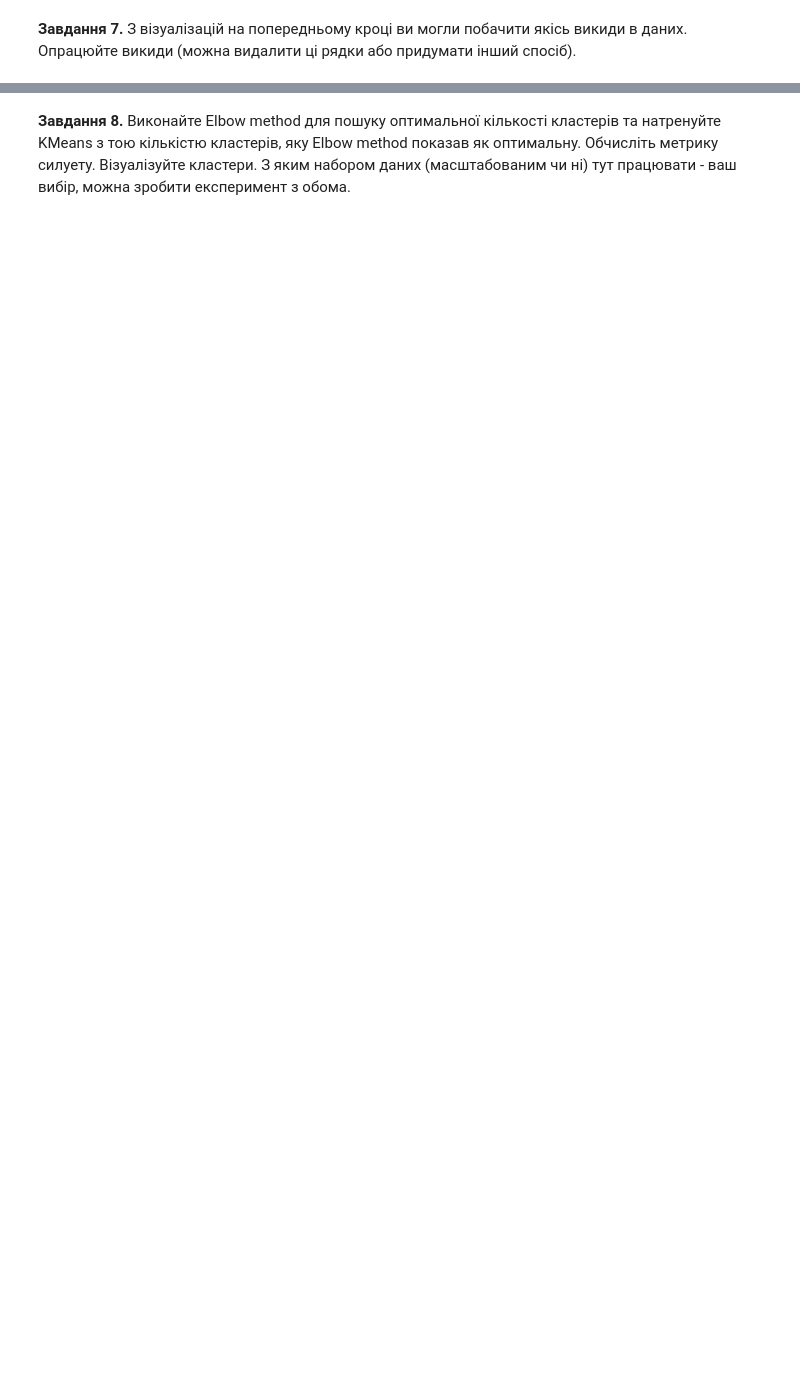
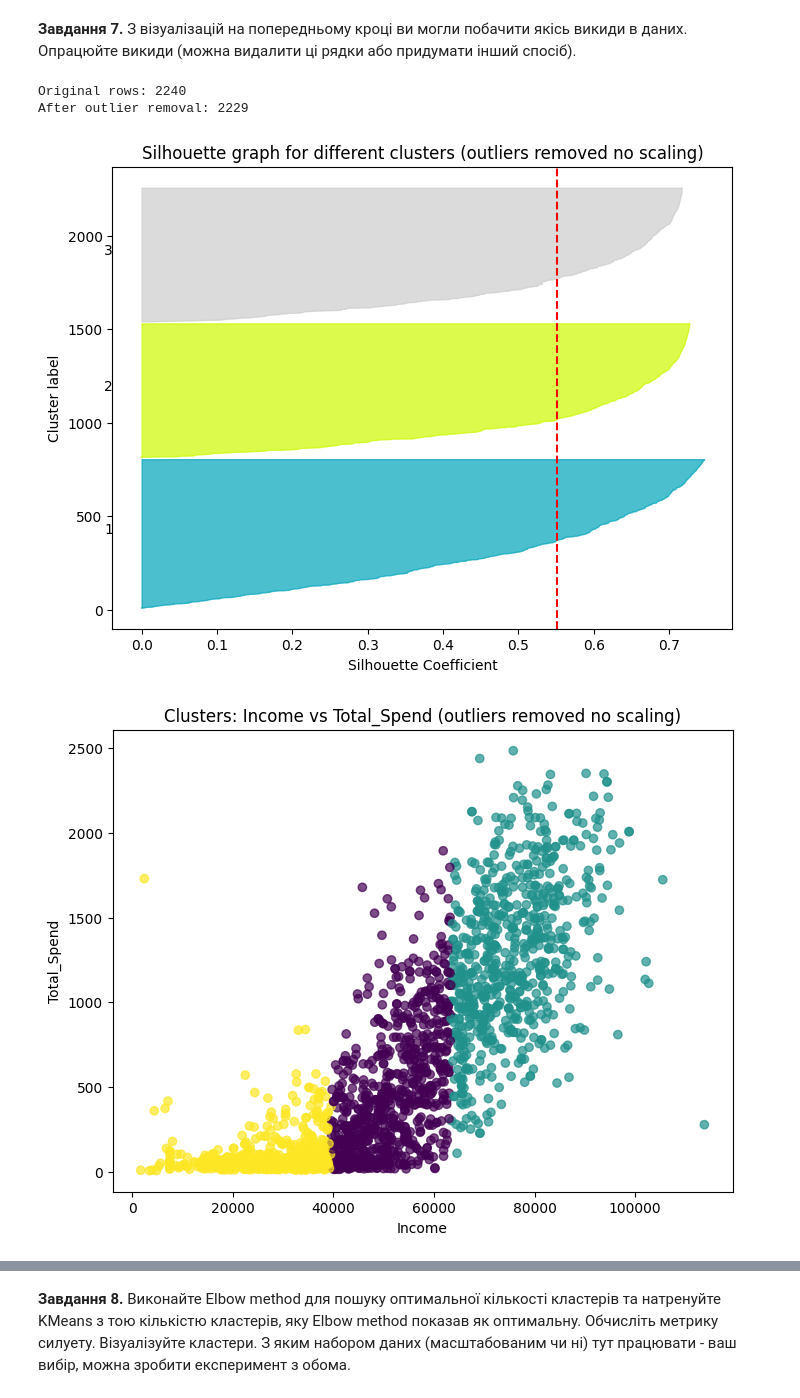
Before and after one commit to Maxstef/data-loves-ml-for-people-course, a Jupyter notebook: notebooks/3_1_clustering/HW_Алгоритми_кластеризації.ipynb, the cells around one changed output, grey strips where cells are left out. Cells and saved outputs as stored; diff of their text form; code cells hidden in the pictures; blank space fills up the shorter version.

```diff
--- a/notebooks/3_1_clustering/HW_Алгоритми_кластеризації.ipynb
+++ b/notebooks/3_1_clustering/HW_Алгоритми_кластеризації.ipynb
@@ -454,2 +530,35 @@ plt.show()
 # %% [markdown]
 **Завдання 7.** З візуалізацій на попередньому кроці ви могли побачити якісь викиди в даних. Опрацюйте викиди (можна видалити ці рядки або придумати інший спосіб).
+# %%
+def remove_outliers_iqr(df, column):
+    Q1 = df[column].quantile(0.25)
+    Q3 = df[column].quantile(0.75)
+    IQR = Q3 - Q1
+
+    lower_bound = Q1 - 1.5 * IQR
+    upper_bound = Q3 + 1.5 * IQR
+
+    return df[(df[column] >= lower_bound) & (df[column] <= upper_bound)]
+# %%
+X_no_outliers = X.copy()
+
+X_no_outliers = remove_outliers_iqr(X_no_outliers, 'Income')
+X_no_outliers = remove_outliers_iqr(X_no_outliers, 'Total_Spend')
+
+print("Original rows:", X.shape[0])
+print("After outlier removal:", X_no_outliers.shape[0])
+# %% [output]
+Original rows: 2240
+After outlier removal: 2229
+# %%
+X_no_outliers_model = X_no_outliers.copy()
+
+kmeans_no_outliers = KMeans(n_clusters=3, random_state=42, n_init='auto')
+labels_no_outliers = kmeans_no_outliers.fit_predict(X_no_outliers_model)
+X_no_outliers_model['Cluster'] = labels_no_outliers
+
+plot_silhouette(X_no_outliers_model, title='Silhouette graph for different clusters (outliers removed no scaling)')
+plot_2d_scatter_cluster(X_no_outliers_model, 'Income', 'Total_Spend', title='Clusters: Income vs Total_Spend (outliers removed no scaling)')
+# %% [output]
+[figure, added]
+[figure, added]
```
Also changed, not shown: parts of 21 cells of this notebook.
